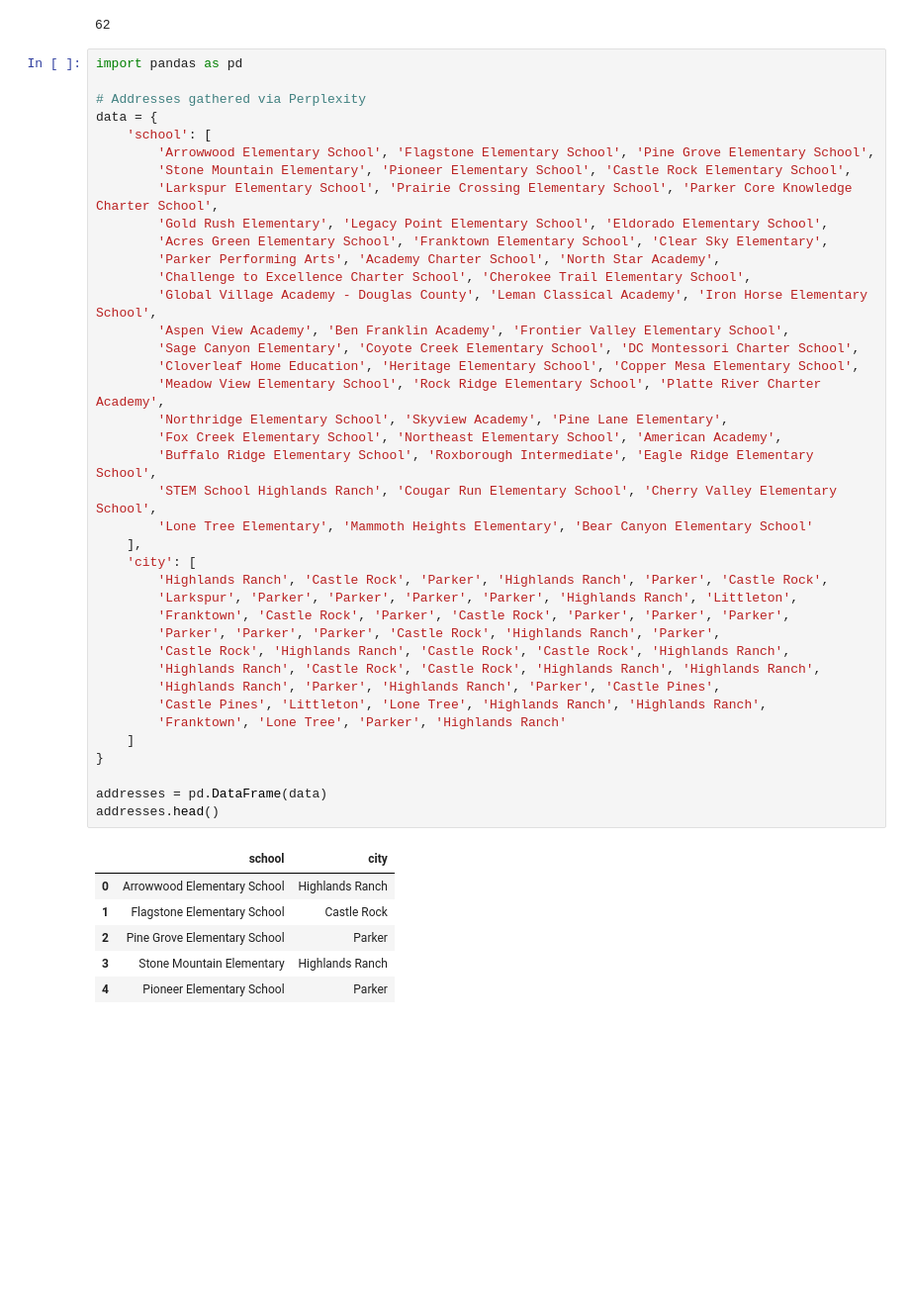
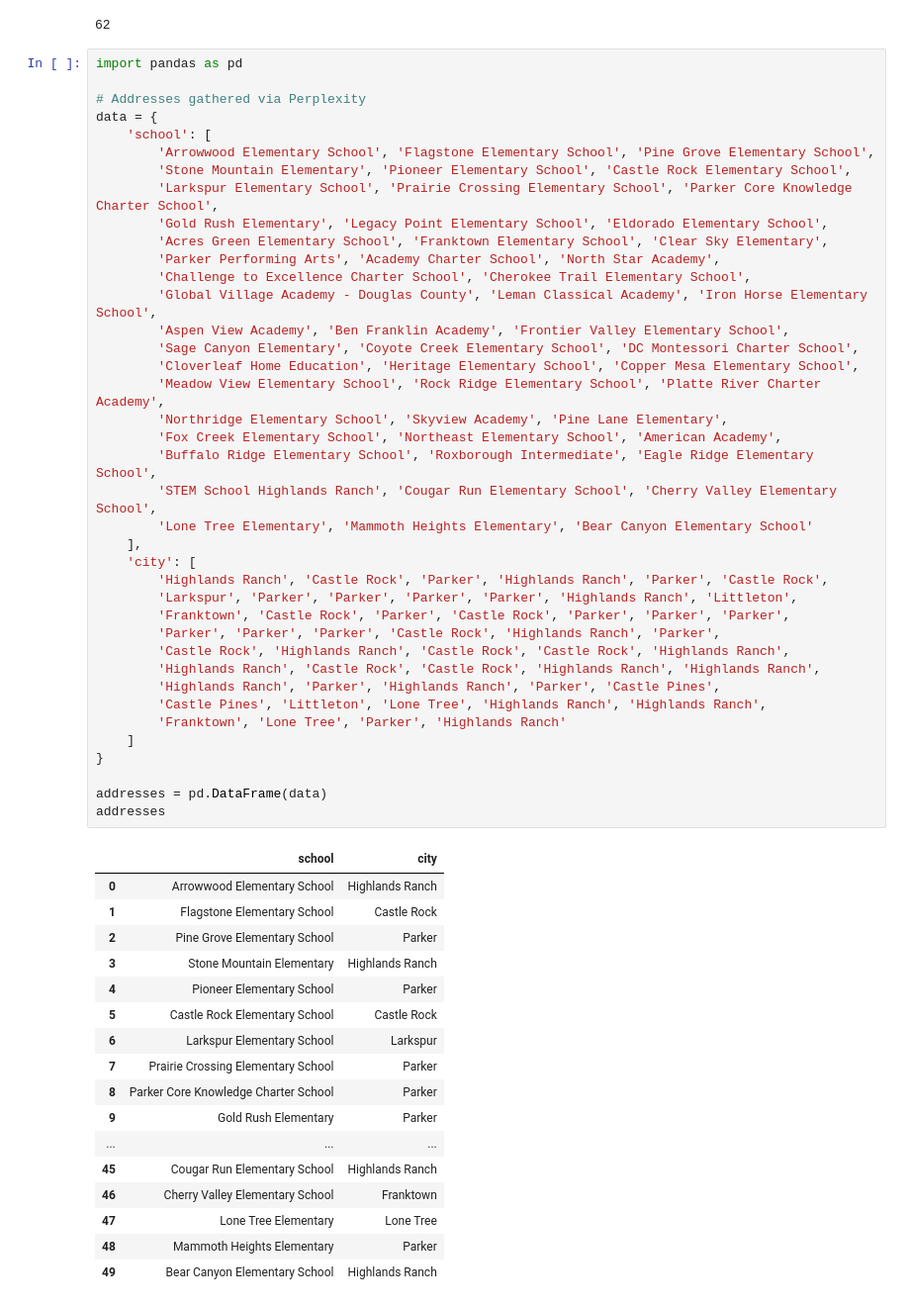
Before and after one commit to DavidNix/dougco-truth, a Jupyter notebook: analysis.ipynb, the cells around one changed output. Shown: that part at 99% size. Saved outputs shown, nothing was run; the diff lists cells and outputs as text; blank space fills up the shorter version.

Commit message:
school counts

```diff
--- a/analysis.ipynb
+++ b/analysis.ipynb
@@ -404,31 +404,42 @@ data = {
         'Sage Canyon Elementary', 'Coyote Creek Elementary School', 'DC Montessori Charter School',
         'Cloverleaf Home Education', 'Heritage Elementary School', 'Copper Mesa Elementary School',
         'Meadow View Elementary School', 'Rock Ridge Elementary School', 'Platte River Charter Academy',
         'Northridge Elementary School', 'Skyview Academy', 'Pine Lane Elementary',
         'Fox Creek Elementary School', 'Northeast Elementary School', 'American Academy',
         'Buffalo Ridge Elementary School', 'Roxborough Intermediate', 'Eagle Ridge Elementary School',
         'STEM School Highlands Ranch', 'Cougar Run Elementary School', 'Cherry Valley Elementary School',
         'Lone Tree Elementary', 'Mammoth Heights Elementary', 'Bear Canyon Elementary School'
     ],
     'city': [
         'Highlands Ranch', 'Castle Rock', 'Parker', 'Highlands Ranch', 'Parker', 'Castle Rock',
         'Larkspur', 'Parker', 'Parker', 'Parker', 'Parker', 'Highlands Ranch', 'Littleton',
         'Franktown', 'Castle Rock', 'Parker', 'Castle Rock', 'Parker', 'Parker', 'Parker',
         'Parker', 'Parker', 'Parker', 'Castle Rock', 'Highlands Ranch', 'Parker',
         'Castle Rock', 'Highlands Ranch', 'Castle Rock', 'Castle Rock', 'Highlands Ranch',
         'Highlands Ranch', 'Castle Rock', 'Castle Rock', 'Highlands Ranch', 'Highlands Ranch',
         'Highlands Ranch', 'Parker', 'Highlands Ranch', 'Parker', 'Castle Pines',
         'Castle Pines', 'Littleton', 'Lone Tree', 'Highlands Ranch', 'Highlands Ranch',
         'Franktown', 'Lone Tree', 'Parker', 'Highlands Ranch'
     ]
 }
 
 addresses = pd.DataFrame(data)
-addresses.head()
+addresses
 # %% [output]
 |  | school | city |
 | 0 | Arrowwood Elementary School | Highlands Ranch |
 | 1 | Flagstone Elementary School | Castle Rock |
 | 2 | Pine Grove Elementary School | Parker |
 | 3 | Stone Mountain Elementary | Highlands Ranch |
 | 4 | Pioneer Elementary School | Parker |
+| 5 | Castle Rock Elementary School | Castle Rock |
+| 6 | Larkspur Elementary School | Larkspur |
+| 7 | Prairie Crossing Elementary School | Parker |
+| 8 | Parker Core Knowledge Charter School | Parker |
+| 9 | Gold Rush Elementary | Parker |
+| ... | ... | ... |
+| 45 | Cougar Run Elementary School | Highlands Ranch |
+| 46 | Cherry Valley Elementary School | Franktown |
+| 47 | Lone Tree Elementary | Lone Tree |
+| 48 | Mammoth Heights Elementary | Parker |
+| 49 | Bear Canyon Elementary School | Highlands Ranch |
```
Also changed, not shown: parts of 1 cell of this notebook.
